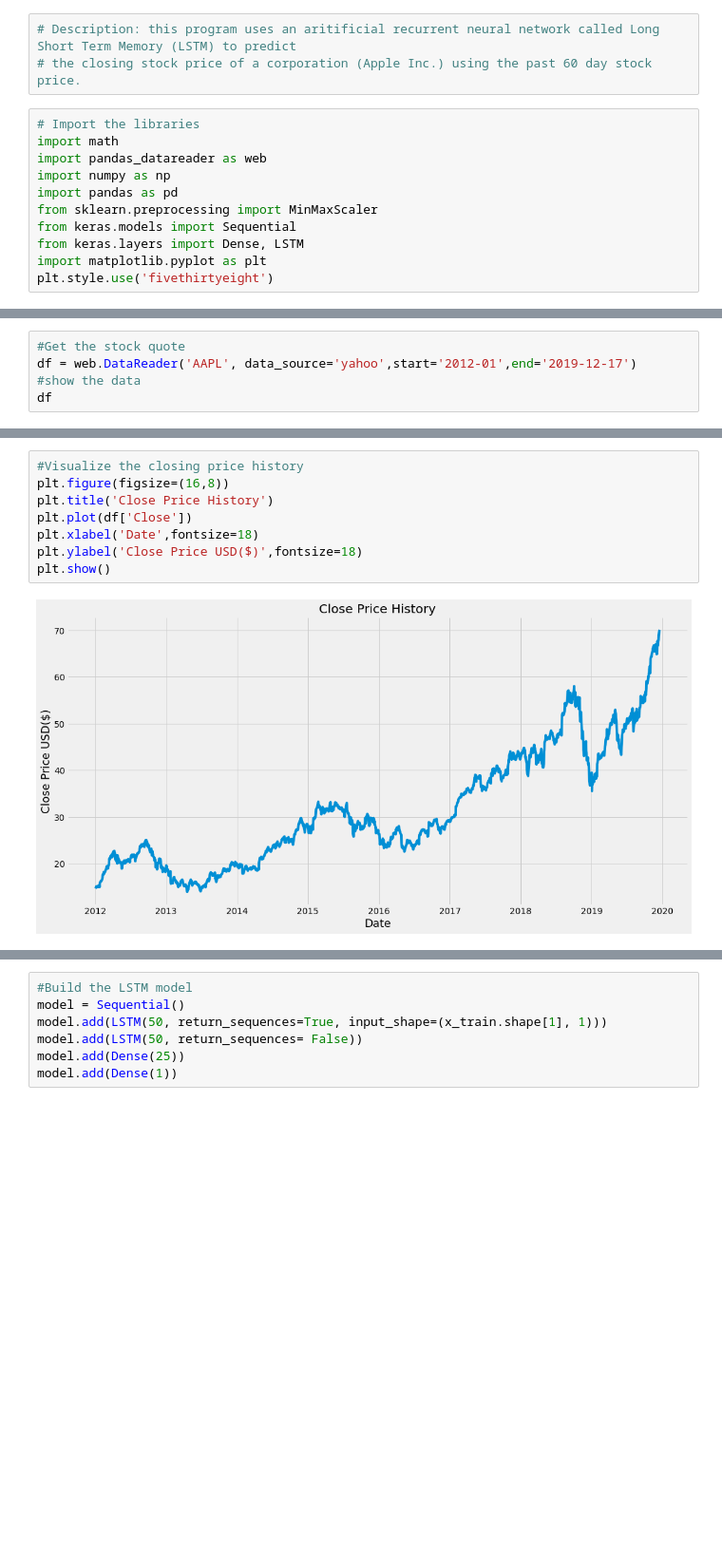
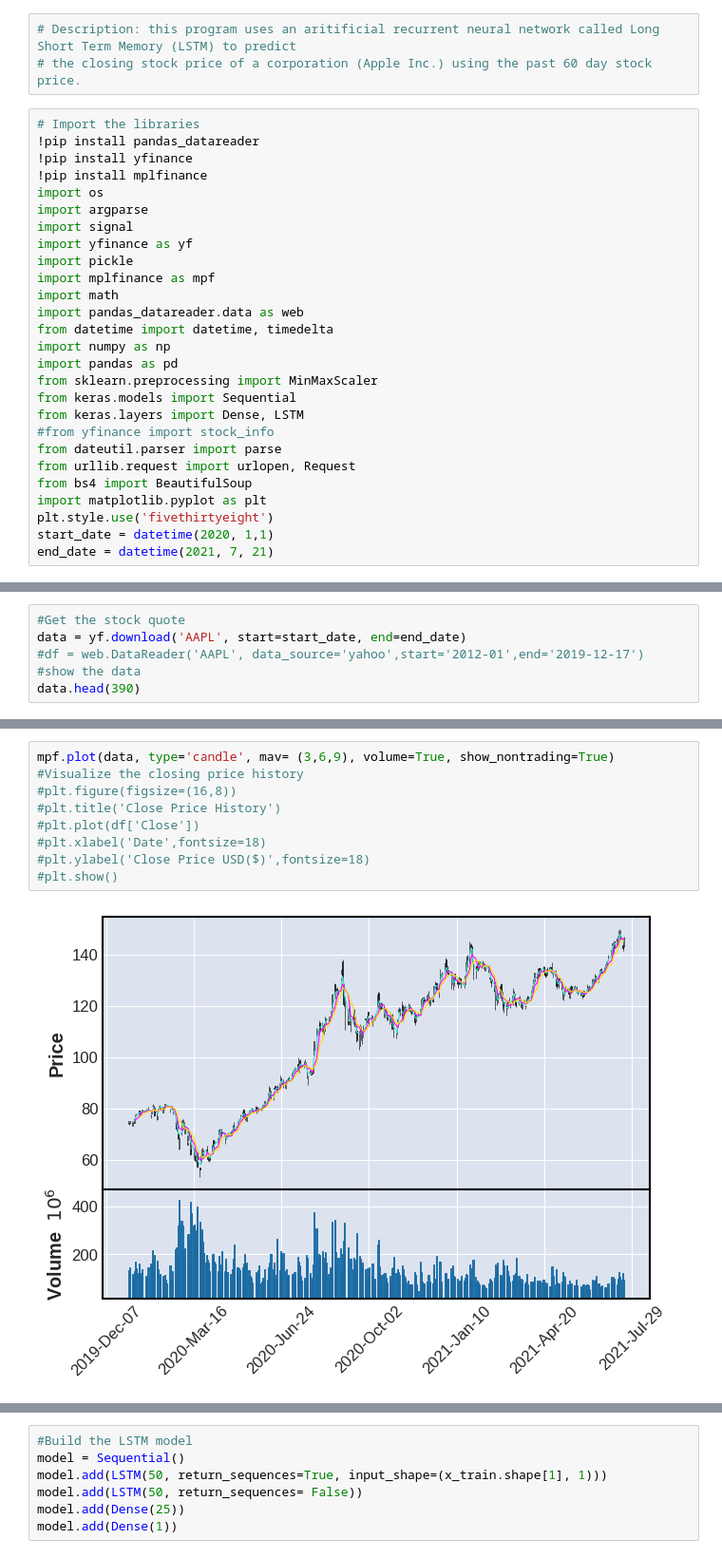
Before and after one commit to w1767/w1767, a Jupyter notebook: MachineLearningProject_2.ipynb, the cells around one changed output, grey strips where cells are left out. Shown at 95% size. Saved outputs shown, nothing was run; the diff lists cells and outputs as text; blank space fills up the shorter version.

```diff
--- a/MachineLearningProject_2.ipynb
+++ b/MachineLearningProject_2.ipynb
@@ -5,12 +5,28 @@
 # the closing stock price of a corporation (Apple Inc.) using the past 60 day stock price.
 # %%
 # Import the libraries
+!pip install pandas_datareader
+!pip install yfinance
+!pip install mplfinance
+import os
+import argparse
+import signal
+import yfinance as yf
+import pickle
+import mplfinance as mpf
 import math
-import pandas_datareader as web
+import pandas_datareader.data as web
+from datetime import datetime, timedelta
 import numpy as np
 import pandas as pd
 from sklearn.preprocessing import MinMaxScaler
 from keras.models import Sequential
 from keras.layers import Dense, LSTM
+#from yfinance import stock_info
+from dateutil.parser import parse
+from urllib.request import urlopen, Request
+from bs4 import BeautifulSoup
 import matplotlib.pyplot as plt
 plt.style.use('fivethirtyeight')
+start_date = datetime(2020, 1,1)
+end_date = datetime(2021, 7, 21)
@@ -17,6 +51,7 @@ plt.style.use('fivethirtyeight')
 # %%
 #Get the stock quote
-df = web.DataReader('AAPL', data_source='yahoo',start='2012-01',end='2019-12-17')
+data = yf.download('AAPL', start=start_date, end=end_date)
+#df = web.DataReader('AAPL', data_source='yahoo',start='2012-01',end='2019-12-17')
 #show the data
-df
+data.head(390)
 # %% [output]
@@ -42,12 +78,13 @@ df.shape
 # %%
+mpf.plot(data, type='candle', mav= (3,6,9), volume=True, show_nontrading=True)
 #Visualize the closing price history
-plt.figure(figsize=(16,8))
-plt.title('Close Price History')
-plt.plot(df['Close'])
-plt.xlabel('Date',fontsize=18)
-plt.ylabel('Close Price USD($)',fontsize=18)
-plt.show()
+#plt.figure(figsize=(16,8))
+#plt.title('Close Price History')
+#plt.plot(df['Close'])
+#plt.xlabel('Date',fontsize=18)
+#plt.ylabel('Close Price USD($)',fontsize=18)
+#plt.show()
 # %% [output]
-[figure, old version]
+[figure, new version]
 # %%
 #Create a new dataframe with only the 'Close column'
```
Also changed, not shown: parts of 12 cells of this notebook.
